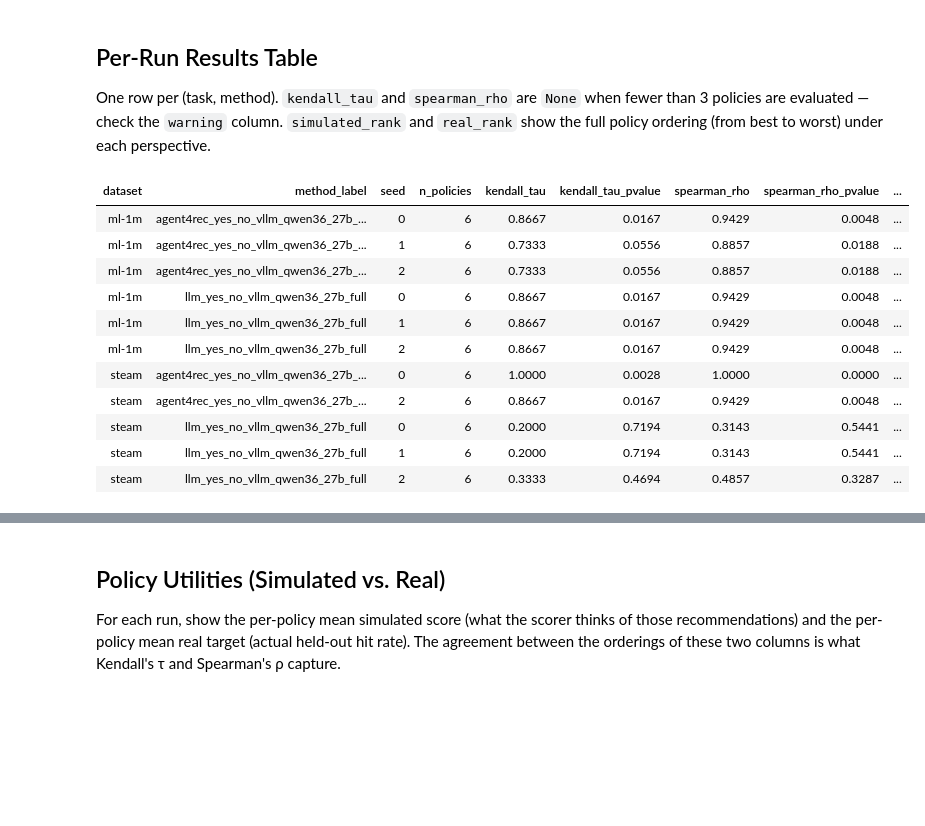
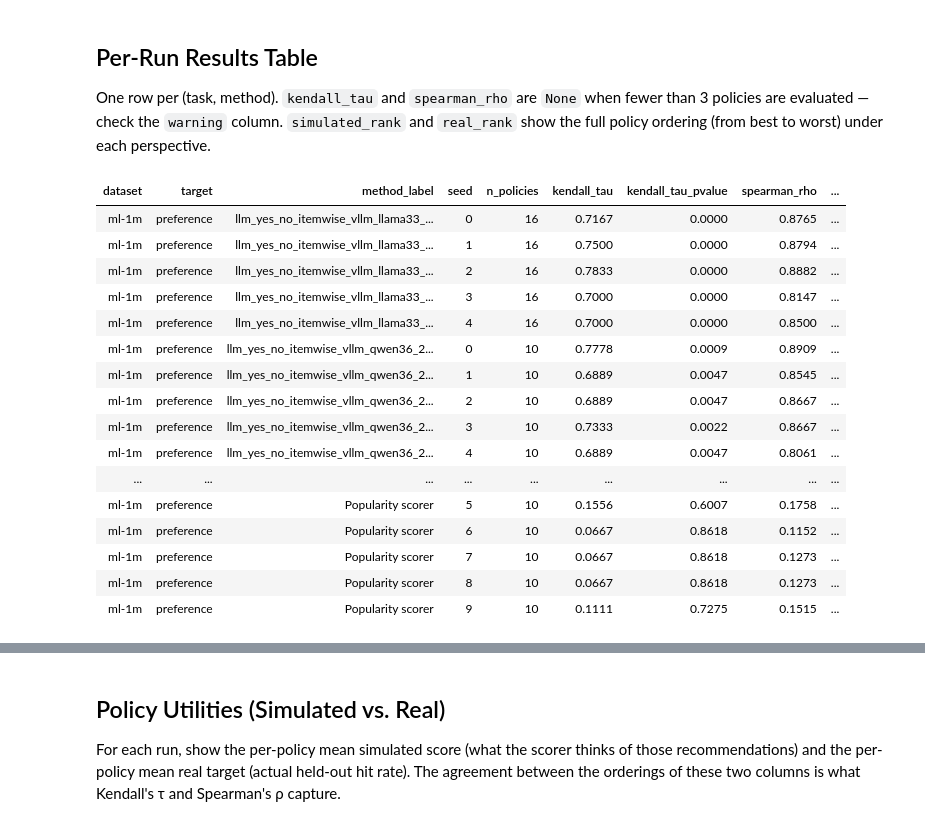
Before and after one commit to agafonovartem/beyond-click-sim, a Jupyter notebook: notebooks/policy_ranking_agreement.ipynb, the cells around one changed output, grey strips where cells are left out. Saved outputs shown, nothing was run; the diff lists cells and outputs as text; code cells hidden in the pictures; blank space fills up the shorter version.

```diff
--- a/notebooks/policy_ranking_agreement.ipynb
+++ b/notebooks/policy_ranking_agreement.ipynb
@@ -41,7 +41,8 @@ def find_repo_root(start: Path | None = None) -> Path:
 
 
 REPO_ROOT = find_repo_root()
-RESULTS_ROOT = REPO_ROOT / "outputs" / "in_distribution" / "policy_ranking_agreement"
+# RESULTS_ROOT = REPO_ROOT / "outputs" / "in_distribution" / "policy_ranking_agreement"
+RESULTS_ROOT = REPO_ROOT / "outputs" / "in_distribution" / "policy_ranking_agreement_preference/"
 
 METHODS = {
     "popularity_scorer": "Popularity scorer",
@@ -50,6 +51,7 @@ DATASET_LABELS = {"ml-1m": "ML-1M", "steam": "Steam"}
 
 TASK_RE = re.compile(
     r"^(?P<dataset>ml-1m|steam)_policy_ranking"
+    r"(?:_(?P<target>preference))?"
     r"(?:_eval_users(?P<eval_users>\d+))?"
     r"_seed(?P<seed>\d+)$"
 )
@@ -87,9 +89,16 @@ def timestamp_from_run_dir(run_dir: Path) -> str:
 def parse_task_name(task: str) -> dict[str, Any]:
     match = TASK_RE.match(task)
     if match is None:
-        return {"dataset": "unknown", "eval_users": None, "seed": -1}
+        return {
+            "dataset": "unknown",
+            "target": "unknown",
+            "eval_users": None,
+            "seed": -1,
+        }
     return {
         "dataset": match.group("dataset"),
+        # Interaction protocol omits the marker; preference inserts `_preference`.
+        "target": match.group("target") or "interaction",
         "eval_users": int(match.group("eval_users")) if match.group("eval_users") else None,
         "seed": int(match.group("seed")),
     }
@@ -125,6 +134,7 @@ def collect_runs() -> pd.DataFrame:
         task = str(metrics.get("task", ""))
         task_info = parse_task_name(task)
         test_block = as_dict(metrics.get("test"))
+        policy_coverage = as_dict(metrics.get("policy_coverage"))
         manifest = read_json(manifest_path) if manifest_path.exists() else {}
         task_manifest = as_dict(as_dict(manifest.get("task")).get("manifest"))
         policies_manifest = as_list(task_manifest.get("policies"))
@@ -137,6 +147,7 @@ def collect_runs() -> pd.DataFrame:
             "method": method,
             "method_label": METHODS.get(method, method),
             "dataset": task_info["dataset"],
+            "target": task_info["target"],
             "eval_users": task_info["eval_users"],
             "seed": task_info["seed"],
             "n_policies": test_block.get("n_policies"),
@@ -150,6 +161,11 @@ def collect_runs() -> pd.DataFrame:
             "real_utilities": as_dict(test_block.get("real_utilities")),
             "warning": test_block.get("warning"),
             "utility_aggregation": metrics.get("utility_aggregation"),
+            # Present on preference-protocol runs; absent on older interaction artifacts.
+            "policy_coverage": policy_coverage or None,
+            "policy_coverage_common_users": policy_coverage.get("common_users"),
+            "policy_coverage_common_rows": policy_coverage.get("common_rows"),
+            "policy_coverage_per_policy": as_dict(policy_coverage.get("per_policy")) or None,
             "policy_names_manifest": policy_names_manifest,
             "has_predictions": predictions_path.exists(),
             "train_rows": as_dict(task_manifest.get("rows")).get("train"),
@@ -166,7 +182,7 @@ def collect_runs() -> pd.DataFrame:
 
     return (
         pd.DataFrame(rows)
-        .sort_values(["dataset", "method", "seed", "timestamp"])
+        .sort_values(["dataset", "target", "method", "seed", "timestamp"])
         .reset_index(drop=True)
     )
 
@@ -176,5 +192,5 @@ if all_runs.empty:
     print("No runs found — remaining cells will produce empty output.")
 else:
     print(f"Total runs collected: {len(all_runs)}")
-    display(all_runs[["dataset", "method", "seed", "timestamp", "run"]].head(20))
+    display(all_runs[["dataset", "target", "method", "seed", "timestamp", "run"]].head(20))
 # %% [output]
@@ -199,7 +220,7 @@ if not all_runs.empty:
         .sort_values(["task", "method", "timestamp", "run"])
         .groupby(["task", "method"], as_index=False, dropna=False)
         .tail(1)
-        .sort_values(["dataset", "method", "seed"])
+        .sort_values(["dataset", "target", "method", "seed"])
         .reset_index(drop=True)
     )
 else:
@@ -214,39 +235,45 @@ latest_runs.to_parquet("latest_runs.parquet")
 # %%
 if not latest_runs.empty:
     display_cols = [
-        "dataset", "method_label", "seed",
+        "dataset", "target", "method_label", "seed",
         "n_policies", "kendall_tau", "kendall_tau_pvalue",
         "spearman_rho", "spearman_rho_pvalue",
         "simulated_rank", "real_rank",
         "simulated_utilities", "real_utilities",
+        "policy_coverage_common_users", "policy_coverage_common_rows",
         "warning", "train_rows", "test_rows", "test_users", "run",
     ]
     display_cols = [c for c in display_cols if c in latest_runs.columns]
     # display_cols = latest_runs.columns
 
     display(
         latest_runs[display_cols].style
         .format({
             "kendall_tau": "{:.4f}",
             "kendall_tau_pvalue": "{:.4f}",
             "spearman_rho": "{:.4f}",
             "spearman_rho_pvalue": "{:.4f}",
         }, na_rep="--")
         .hide(axis="index")
     )
 # %% [output]
-| dataset | method_label | seed | n_policies | kendall_tau | kendall_tau_pvalue | spearman_rho | spearman_rho_pvalue | ... |
-| ml-1m | agent4rec_yes_no_vllm_qwen36_27b_... | 0 | 6 | 0.8667 | 0.0167 | 0.9429 | 0.0048 | ... |
-| ml-1m | agent4rec_yes_no_vllm_qwen36_27b_... | 1 | 6 | 0.7333 | 0.0556 | 0.8857 | 0.0188 | ... |
-| ml-1m | agent4rec_yes_no_vllm_qwen36_27b_... | 2 | 6 | 0.7333 | 0.0556 | 0.8857 | 0.0188 | ... |
-| ml-1m | llm_yes_no_vllm_qwen36_27b_full | 0 | 6 | 0.8667 | 0.0167 | 0.9429 | 0.0048 | ... |
-| ml-1m | llm_yes_no_vllm_qwen36_27b_full | 1 | 6 | 0.8667 | 0.0167 | 0.9429 | 0.0048 | ... |
-| ml-1m | llm_yes_no_vllm_qwen36_27b_full | 2 | 6 | 0.8667 | 0.0167 | 0.9429 | 0.0048 | ... |
-| steam | agent4rec_yes_no_vllm_qwen36_27b_... | 0 | 6 | 1.0000 | 0.0028 | 1.0000 | 0.0000 | ... |
-| steam | agent4rec_yes_no_vllm_qwen36_27b_... | 2 | 6 | 0.8667 | 0.0167 | 0.9429 | 0.0048 | ... |
-| steam | llm_yes_no_vllm_qwen36_27b_full | 0 | 6 | 0.2000 | 0.7194 | 0.3143 | 0.5441 | ... |
-| steam | llm_yes_no_vllm_qwen36_27b_full | 1 | 6 | 0.2000 | 0.7194 | 0.3143 | 0.5441 | ... |
-| steam | llm_yes_no_vllm_qwen36_27b_full | 2 | 6 | 0.3333 | 0.4694 | 0.4857 | 0.3287 | ... |
+| dataset | target | method_label | seed | n_policies | kendall_tau | kendall_tau_pvalue | spearman_rho | ... |
+| ml-1m | preference | llm_yes_no_itemwise_vllm_llama33_... | 0 | 16 | 0.7167 | 0.0000 | 0.8765 | ... |
+| ml-1m | preference | llm_yes_no_itemwise_vllm_llama33_... | 1 | 16 | 0.7500 | 0.0000 | 0.8794 | ... |
+| ml-1m | preference | llm_yes_no_itemwise_vllm_llama33_... | 2 | 16 | 0.7833 | 0.0000 | 0.8882 | ... |
+| ml-1m | preference | llm_yes_no_itemwise_vllm_llama33_... | 3 | 16 | 0.7000 | 0.0000 | 0.8147 | ... |
+| ml-1m | preference | llm_yes_no_itemwise_vllm_llama33_... | 4 | 16 | 0.7000 | 0.0000 | 0.8500 | ... |
+| ml-1m | preference | llm_yes_no_itemwise_vllm_qwen36_2... | 0 | 10 | 0.7778 | 0.0009 | 0.8909 | ... |
+| ml-1m | preference | llm_yes_no_itemwise_vllm_qwen36_2... | 1 | 10 | 0.6889 | 0.0047 | 0.8545 | ... |
+| ml-1m | preference | llm_yes_no_itemwise_vllm_qwen36_2... | 2 | 10 | 0.6889 | 0.0047 | 0.8667 | ... |
+| ml-1m | preference | llm_yes_no_itemwise_vllm_qwen36_2... | 3 | 10 | 0.7333 | 0.0022 | 0.8667 | ... |
+| ml-1m | preference | llm_yes_no_itemwise_vllm_qwen36_2... | 4 | 10 | 0.6889 | 0.0047 | 0.8061 | ... |
+| ... | ... | ... | ... | ... | ... | ... | ... | ... |
+| ml-1m | preference | Popularity scorer | 5 | 10 | 0.1556 | 0.6007 | 0.1758 | ... |
+| ml-1m | preference | Popularity scorer | 6 | 10 | 0.0667 | 0.8618 | 0.1152 | ... |
+| ml-1m | preference | Popularity scorer | 7 | 10 | 0.0667 | 0.8618 | 0.1273 | ... |
+| ml-1m | preference | Popularity scorer | 8 | 10 | 0.0667 | 0.8618 | 0.1273 | ... |
+| ml-1m | preference | Popularity scorer | 9 | 10 | 0.1111 | 0.7275 | 0.1515 | ... |
 # %%
 latest_runs["real_rank"][0]
 # %% [output]
```
Also changed, not shown: parts of 17 cells of this notebook, 15 other files.
